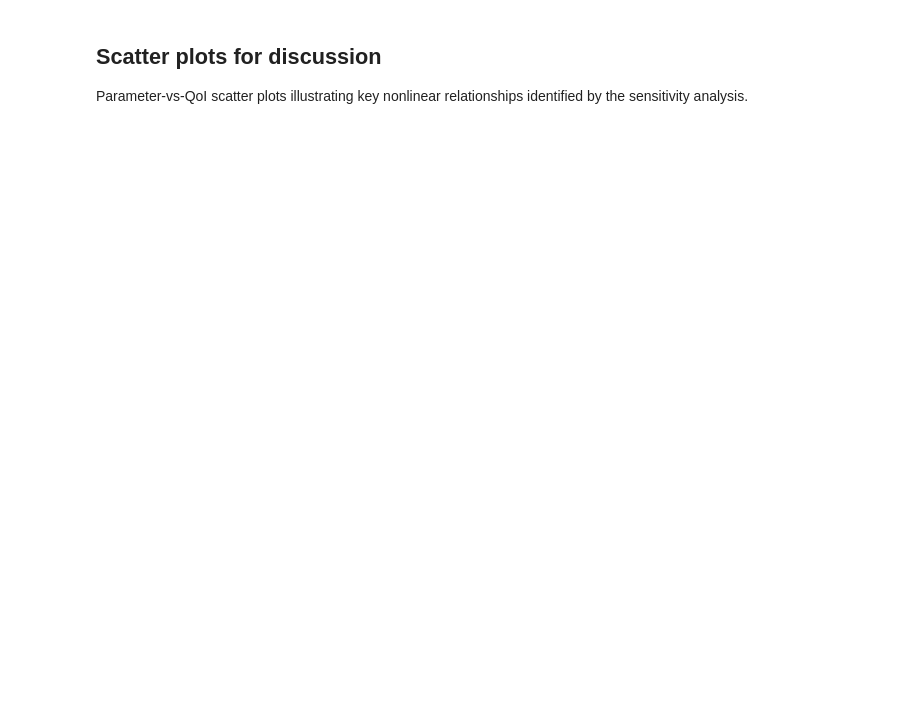
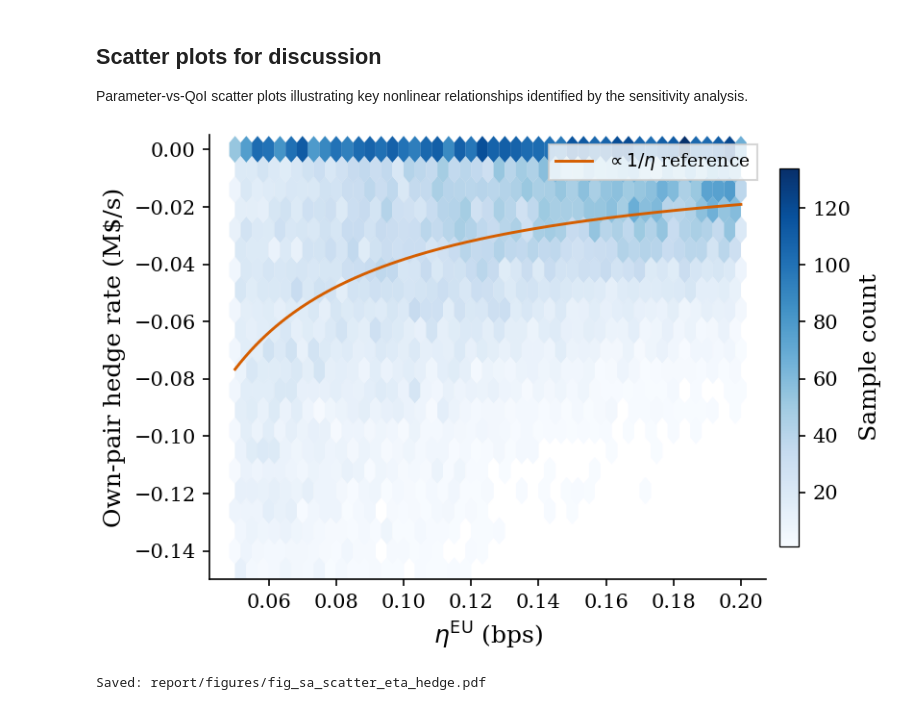
Before and after one commit to SebastianApelgren/optimal-market-making-eFX, a Jupyter notebook: sensitivity_analysis.ipynb, the cells around one changed output. Saved outputs shown, nothing was run; the diff lists cells and outputs as text; code cells hidden in the pictures; blank space fills up the shorter version.

```diff
--- a/sensitivity_analysis.ipynb
+++ b/sensitivity_analysis.ipynb
@@ -548,35 +555,43 @@ Parameter-vs-QoI scatter plots illustrating key nonlinear relationships identifi
 # %%
 # --- Figure 8: eta_EU vs own-pair hedge rate ---
 
+from src.plotting import _RC_PARAMS, COLORS
 from src.model import DAY_SECONDS
 
 eta_idx = 9   # eta EU parameter index
 hedge_qoi = 3 # own-pair hedge rate QoI index
 
 eta_vals = all_params[:, eta_idx]
 hedge_vals = fwd_qois[:, hedge_qoi] / DAY_SECONDS  # convert M$/day -> M$/s
 
-fig, ax = plt.subplots(figsize=(7, 5))
+with plt.rc_context(_RC_PARAMS):
+    fig, ax = plt.subplots(figsize=(6, 4))
 
-ax.scatter(eta_vals * 1e4, hedge_vals, s=2, alpha=0.08, color='#2c7bb6',
-           rasterized=True, edgecolors='none')
+    # Hexbin for density
+    hb = ax.hexbin(eta_vals * 1e4, hedge_vals, gridsize=45, cmap='Blues',
+                   mincnt=1, linewidths=0.1, edgecolors='face', rasterized=True)
+    cb = fig.colorbar(hb, ax=ax, shrink=0.85, pad=0.02)
+    cb.set_label('Sample count')
+    cb.outline.set_linewidth(0.6)
 
-# Overlay the 1/(2*eta) curve for reference
-eta_sorted = np.sort(eta_vals)
-eta_fine = np.linspace(eta_sorted[1], eta_sorted[-1], 200)
-median_product = np.median(hedge_vals * eta_vals)
-ax.plot(eta_fine * 1e4, median_product / eta_fine, 'r-', linewidth=1.5,
-        alpha=0.8, label=r'$\propto 1/\eta$ reference')
+    # Reference curve: fit on active points only (outside dead zone)
+    active = hedge_vals < -1e-6
+    median_product = np.median(hedge_vals[active] * eta_vals[active])
+    eta_fine = np.linspace(eta_vals.min(), eta_vals.max(), 200)
+    ax.plot(eta_fine * 1e4, median_product / eta_fine, color=COLORS[1],
+            linewidth=1.4, label=r'$\propto 1/\eta$ reference')
 
-ax.set_xlabel(r'$\eta^{\mathrm{EU}}$ [bps]', fontsize=11)
-ax.set_ylabel(r'Own-pair hedge rate [M\$/s]', fontsize=11)
-ax.legend(fontsize=10, framealpha=0.9)
-ax.tick_params(labelsize=10)
+    ax.set_xlabel(r'$\eta^{\mathrm{EU}}$ (bps)')
+    ax.set_ylabel(r'Own-pair hedge rate (M\$/s)')
+    ax.set_ylim(-0.15, 0.005)
+    ax.legend(frameon=True, fancybox=False, edgecolor='0.8')
 
-plt.tight_layout()
-plt.savefig('report/figures/fig_sa_scatter_eta_hedge.pdf', bbox_inches='tight', dpi=150)
-plt.show()
-print("Saved: report/figures/fig_sa_scatter_eta_hedge.pdf")
+    fig.savefig('report/figures/fig_sa_scatter_eta_hedge.pdf')
+    plt.show()
+    print("Saved: report/figures/fig_sa_scatter_eta_hedge.pdf")
+# %% [output]
+[figure, added]
+Saved: report/figures/fig_sa_scatter_eta_hedge.pdf
 # %%
 # --- Figure 9: rho vs cross-inventory skew ---
 
```
Also changed, not shown: parts of 7 cells of this notebook, 11 other files.
